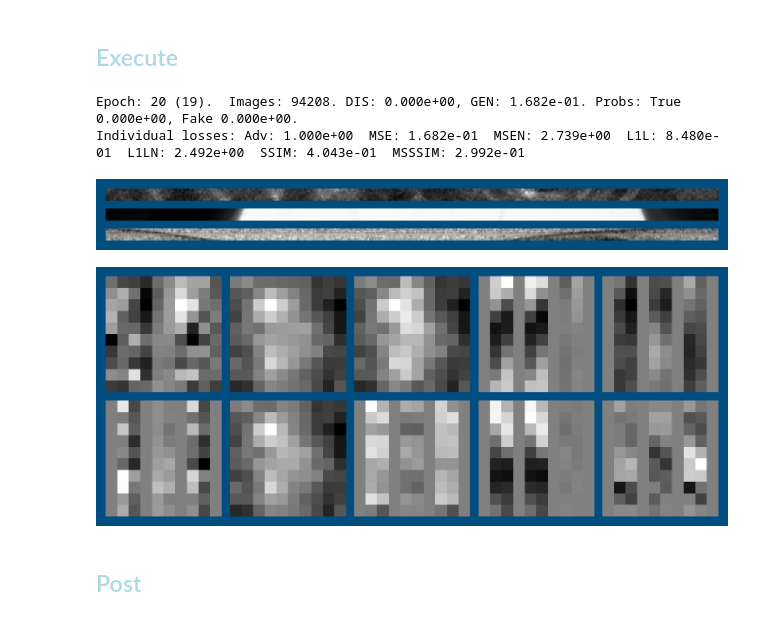
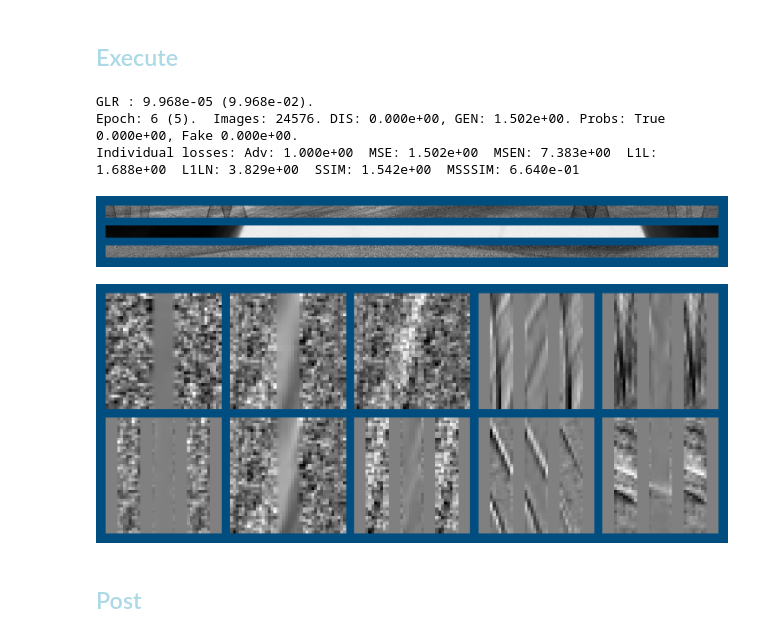
Before and after one commit to AustralianSynchrotron/sinogap, a Jupyter notebook: sinogap_dj1.ipynb, the cells around one changed output. Cells and saved outputs as stored; diff of their text form; code cells hidden in the pictures.

```diff
--- a/sinogap_dj1.ipynb
+++ b/sinogap_dj1.ipynb
@@ -30,18 +30,18 @@ sg.plt.rcParams['axes.spines.bottom'] = False
 sg.set_seed(7)
 
 sg.TCfg = sg.TCfgClass(
-     exec = 1
+     exec = 0
     ,nofEpochs = None
     ,latentDim = 64
     ,batchSize = 2**8
-    ,batchSplit = 2**0
+    ,batchSplit = 2**1
     ,labelSmoothFac = 0.1 # For Fake labels (or set to 0.0 for no smoothing).
     ,learningRateD = 1e-3
     ,learningRateG = 1e-3
     ,dataDir = 'data'
 )
 
-sg.DCfg = sg.DCfgClass(2)
+sg.DCfg = sg.DCfgClass(8)
 
 os.environ["CTAS_MMAP_PATH"] = "/mnt/ssdData/"
 # %% [markdown]
@@ -114,11 +114,12 @@ class Generator2(sg.GeneratorTemplate):
             self.decblock( 2, 1, 3, padding=1, norm=False),
             ])
         self.lastTouch = self.createLastTouch()
-        #sg.load_model(self, model_path="model_2_gen.pt" )
+        sg.load_model(self, model_path="saves/long/gap2/best_so_far/model_gen.pt" )
+
 
 
 generator2 = Generator2()
 generator2 = generator2.to(sg.TCfg.device)
-#generator2 = generator2.requires_grad_(False)
+generator2 = generator2.requires_grad_(False)
 generator2 = generator2.eval()
 sg.lowResGenerators[2] = generator2
@@ -261,48 +399,54 @@ sg.displayImages()
 # %%
 
 
-sg.scheduler_G.gamma = 1-0.01
+sg.scheduler_G.gamma = 1-0.005
 def my_beforeReport(sglocals) :
     message = ""
 
-    message += "G" + sg.adjustScheduler(sg.scheduler_G, sg.TCfg.learningRateG, 0.01)
+    message += "G" + sg.adjustScheduler(sg.scheduler_G, sg.TCfg.learningRateG, 0.1)
     sg.writer.add_scalars("Aux", {'LrnRate': sg.scheduler_G.get_last_lr()[0]/sg.TCfg.learningRateG}, sg.imer)
+
+    #message += f"Amplitude {sg.generator.amplitude.item()}."
+    #sg.writer.add_scalars("Aux", {'Amplitude': sg.generator.amplitude.item()}, sg.imer)
 
     #for metrics in ('L1L','SSIM','MSSSIM') :
     #    sg.metrices[metrics].weight = max(0, sg.metrices[metrics].weight - 0.005)
     #    message += f"{metrics} weight: {sg.metrices[metrics].weight}. "
     #    sg.writer.add_scalars("Aux", {metrics: sg.metrices[metrics].weight}, sg.imer)
 
+    #with open(f"message_{sg.TCfg.exec}.txt", 'a') as file:
+    #    file.write(message + "\n")
     print(message)
     return
-#sg.beforeReport = my_beforeReport
+sg.beforeReport = my_beforeReport
 
-def my_afterEachEpoch(sglocals) :
-    sg.TCfg.batchSize = min(2**16, sg.TCfg.batchSize * 2)
-    sg.TCfg.batchSplit = max(2**0, int(sg.TCfg.batchSize / 2**12))
-    sg.writer.add_scalars("Aux", {'Batch size': math.log(sg.TCfg.batchSize,2)}, sg.imer)
-    print(f"Batch size: {sg.TCfg.batchSize}, split: {sg.TCfg.batchSplit}", )
-    return
-#sg.afterEachEpoch = my_afterEachEpoch
+
+#def my_beforeEachEpoch(sglocals) :
+#    sg.TCfg.batchSize = min(2**8, sg.TCfg.batchSize * 2)
+#    sg.TCfg.batchSplit = max(2**0, int(sg.TCfg.batchSize / 2**7))
+#    sg.writer.add_scalars("Aux", {'Batch size': math.log(sg.TCfg.batchSize,2)}, sg.imer)
+#    print(f"Batch size: {sg.TCfg.batchSize}, split: {sg.TCfg.batchSplit}", )
+#    return
+#sg.beforeEachEpoch = my_beforeEachEpoch
+
 
 try :
     sg.train(savedCheckPoint)
 except :
     #del sg.dataLoader
     #del sg.testLoader
     sg.freeGPUmem()
     1/10 # to release Jupyuter memory in the next step
     sg.epoch -= 1
     raise
 
-
-
-# loss MSE raw, BS=2**8, LR=1e-3
+#0 first one
 # %% [output]
-Epoch: 20 (19).  Images: 94208. DIS: 0.000e+00, GEN: 1.682e-01. Probs: True 0.000e+00, Fake 0.000e+00.
-Individual losses: Adv: 1.000e+00  MSE: 1.682e-01  MSEN: 2.739e+00  L1L: 8.480e-01  L1LN: 2.492e+00  SSIM: 4.043e-01  MSSSIM: 2.992e-01
+GLR : 9.968e-05 (9.968e-02).
+Epoch: 6 (5).  Images: 24576. DIS: 0.000e+00, GEN: 1.502e+00. Probs: True 0.000e+00, Fake 0.000e+00.
+Individual losses: Adv: 1.000e+00  MSE: 1.502e+00  MSEN: 7.383e+00  L1L: 1.688e+00  L1LN: 3.829e+00  SSIM: 1.542e+00  MSSSIM: 6.640e-01
-[figure, old version]
+[figure, new version]
-[figure, old version]
+[figure, new version]
 # %% [markdown]
 ## <font style="color:lightblue">Post</font>
 # %%
```
Also changed, not shown: parts of 11 cells of this notebook, 3 other files.
